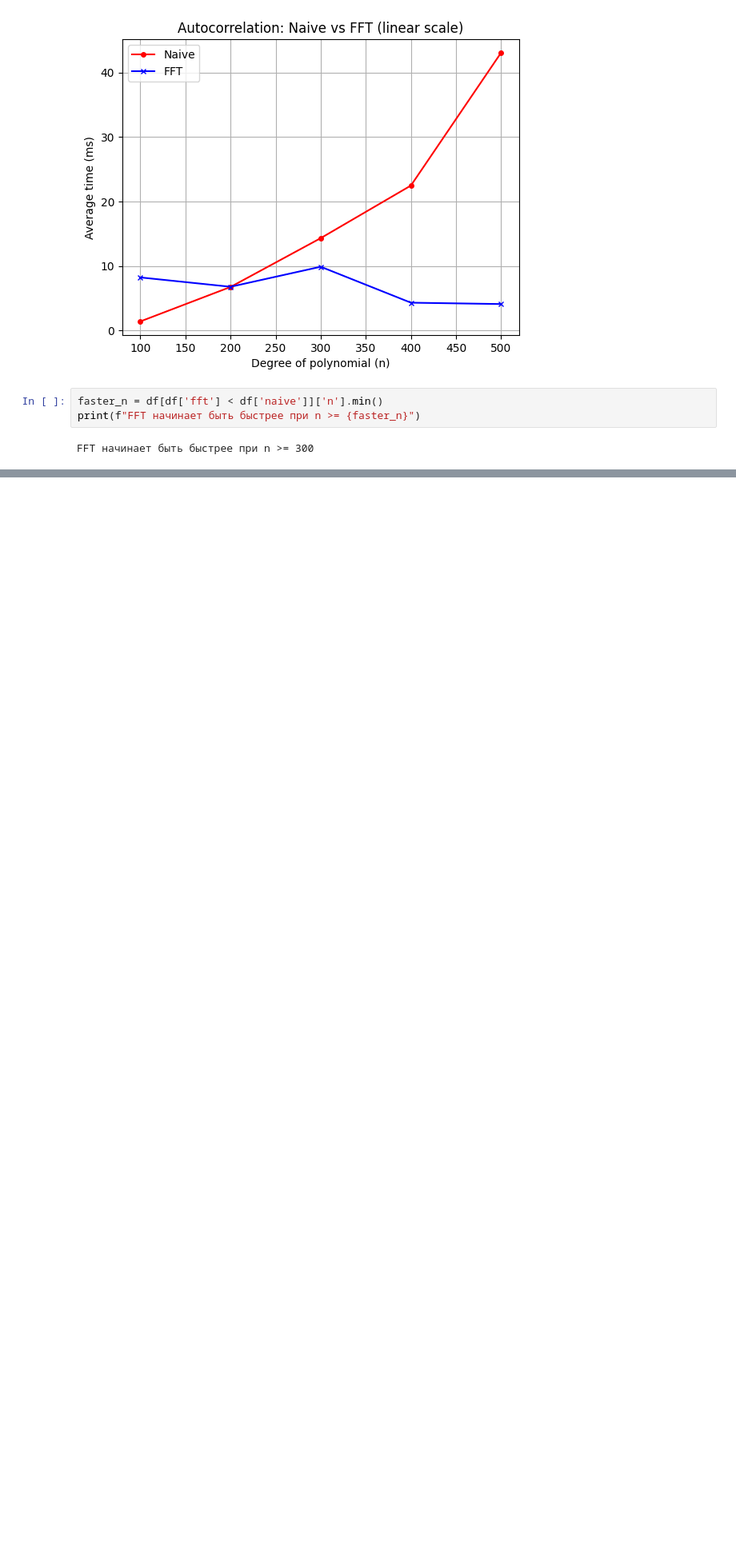
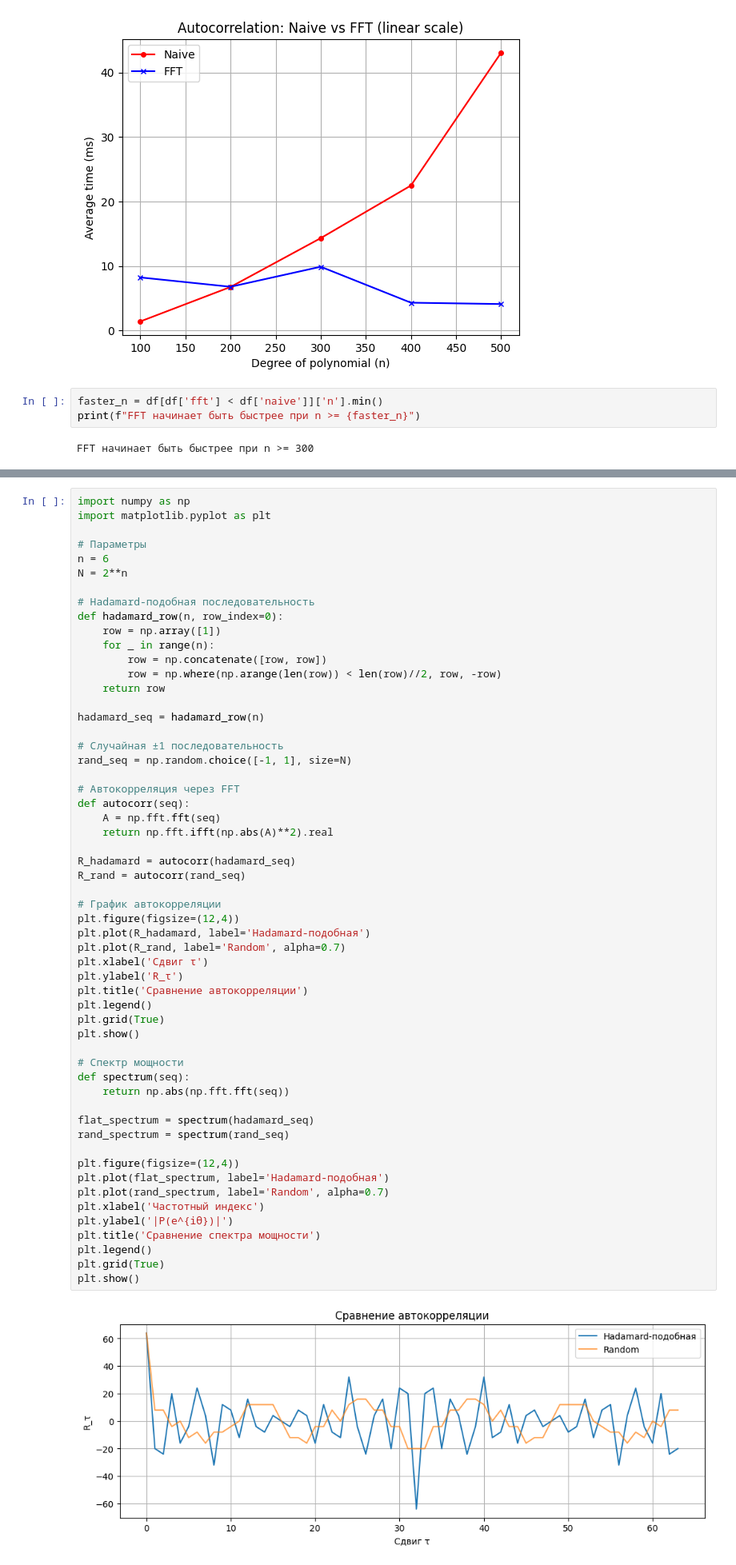
Before and after one commit to asardinka/Flat-Littlewood-polynomials, a Jupyter notebook: src/tests_analysis.ipynb, the cells around one changed output, grey strips where cells are left out. Shown: that part at 80% size. Saved outputs shown, nothing was run; the diff lists cells and outputs as text; blank space fills up the shorter version.

```diff
--- a/src/tests_analysis.ipynb
+++ b/src/tests_analysis.ipynb
@@ -167,0 +121,58 @@ array([ 1, -1, -1,  1, -1,  1,  1, -1, -1,  1,  1, -1,  1, -1, -1,  1])
+# %%
+import numpy as np
+import matplotlib.pyplot as plt
+
+# Параметры
+n = 6
+N = 2**n
+
+# Hadamard-подобная последовательность
+def hadamard_row(n, row_index=0):
+    row = np.array([1])
+    for _ in range(n):
+        row = np.concatenate([row, row])
+        row = np.where(np.arange(len(row)) < len(row)//2, row, -row)
+    return row
+
+hadamard_seq = hadamard_row(n)
+
+# Случайная ±1 последовательность
+rand_seq = np.random.choice([-1, 1], size=N)
+
+# Автокорреляция через FFT
+def autocorr(seq):
+    A = np.fft.fft(seq)
+    return np.fft.ifft(np.abs(A)**2).real
+
+R_hadamard = autocorr(hadamard_seq)
+R_rand = autocorr(rand_seq)
+
+# График автокорреляции
+plt.figure(figsize=(12,4))
+plt.plot(R_hadamard, label='Hadamard-подобная')
+plt.plot(R_rand, label='Random', alpha=0.7)
+plt.xlabel('Сдвиг τ')
+plt.ylabel('R_τ')
+plt.title('Сравнение автокорреляции')
+plt.legend()
+plt.grid(True)
+plt.show()
+
+# Спектр мощности
+def spectrum(seq):
+    return np.abs(np.fft.fft(seq))
+
+flat_spectrum = spectrum(hadamard_seq)
+rand_spectrum = spectrum(rand_seq)
+
+plt.figure(figsize=(12,4))
+plt.plot(flat_spectrum, label='Hadamard-подобная')
+plt.plot(rand_spectrum, label='Random', alpha=0.7)
+plt.xlabel('Частотный индекс')
+plt.ylabel('|P(e^{iθ})|')
+plt.title('Сравнение спектра мощности')
+plt.legend()
+plt.grid(True)
+plt.show()
+# %% [output]
+[figure, added]
```
Also changed, not shown: parts of 7 cells of this notebook, 4 other files.
